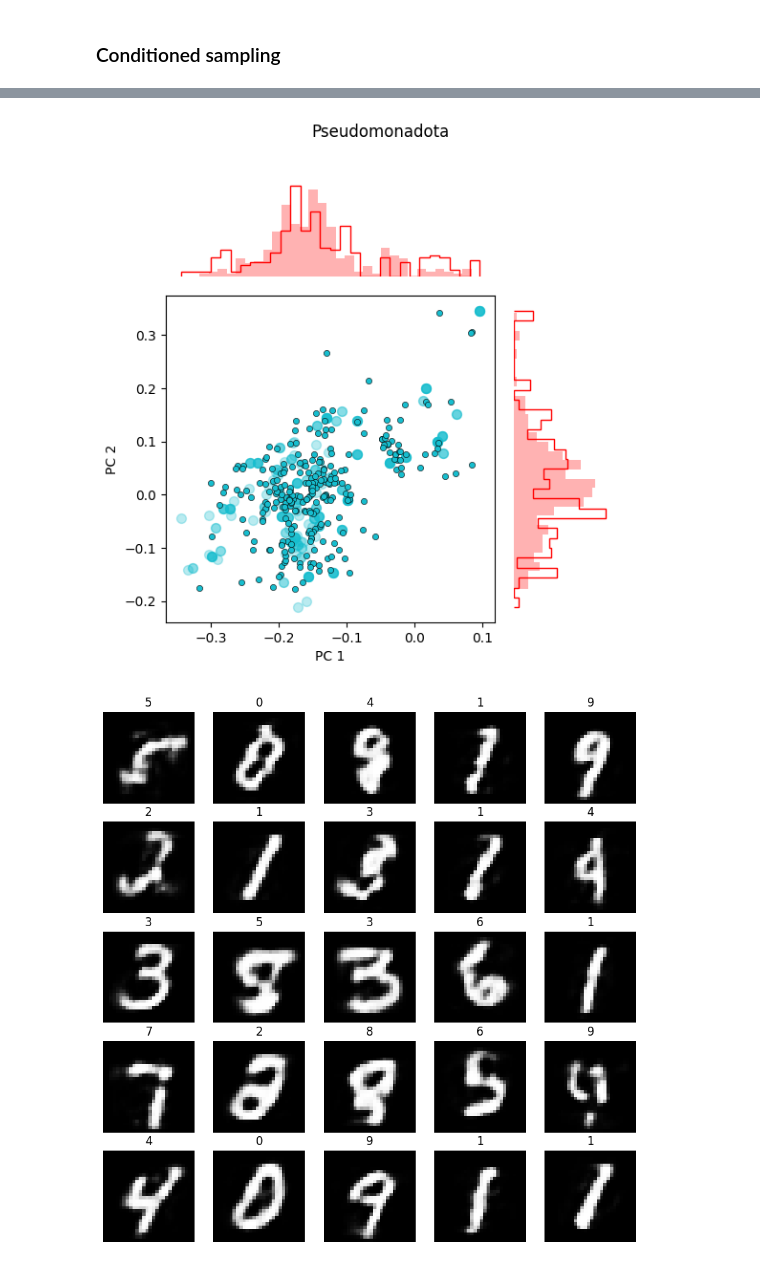
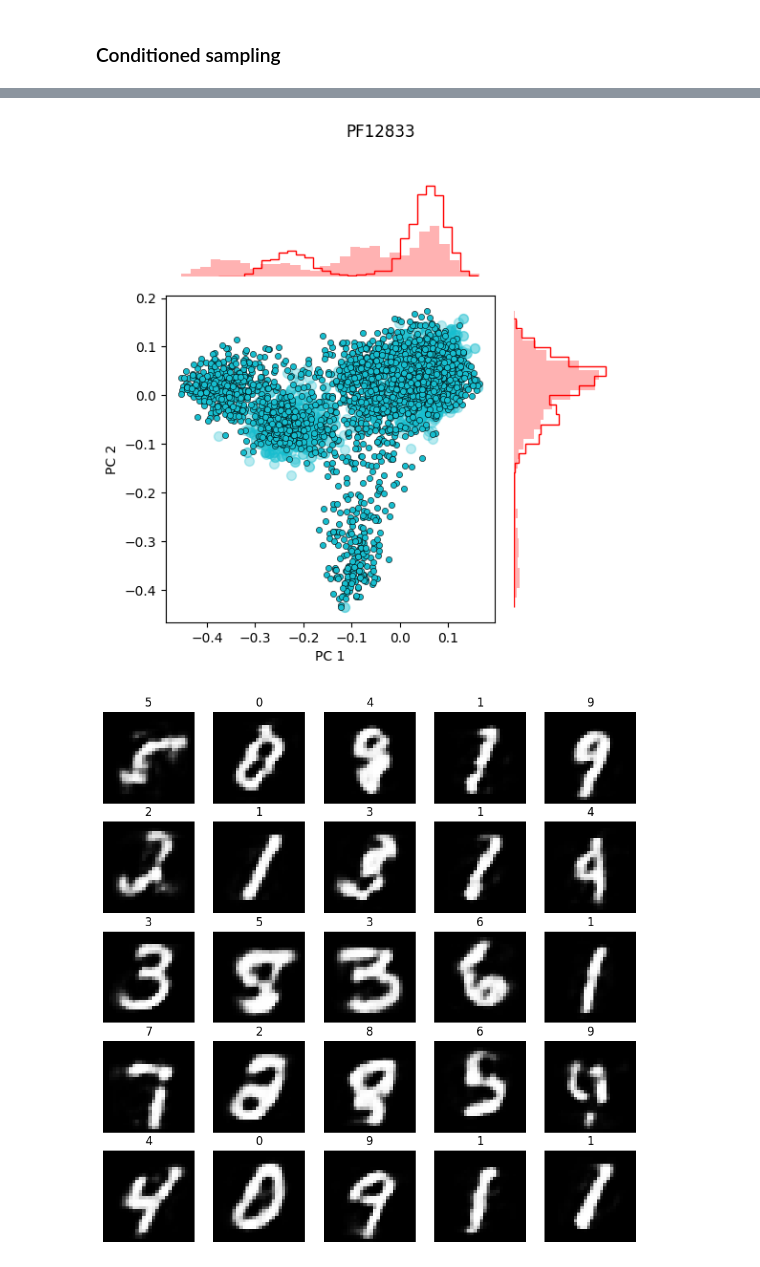
Before and after one commit to rossetl/annaDCA, a Jupyter notebook: develop.ipynb, the cells around one changed output, grey strips where cells are left out. Saved outputs shown, nothing was run; the diff lists cells and outputs as text; code cells hidden in the pictures.

```diff
--- a/develop.ipynb
+++ b/develop.ipynb
@@ -28,8 +30,8 @@ fname_model = "/home/rosset/models/SAM/annaDCA_params.h5"
 # %%
-device = torch.device("cuda" if torch.cuda.is_available() else "cpu")
+device = torch.device("cuda:2" if torch.cuda.is_available() else "cpu")
 dtype = torch.float32
 # %%
-tokens = get_tokens("rna")
+tokens = get_tokens("protein")
 rbm = annaRBMcat()
 dataset = DatasetCat(
     path_data=fname_data,
@@ -82,0 +88,12 @@ fig = plot_PCA(
+# %%
+rbm.load(fname_model, device=device, dtype=dtype)
+chains_init = rbm.init_chains(num_samples=2000)
+samples = rbm.sample(
+    gibbs_steps=10000,
+    visible=chains_init["visible"],
+    label=chains_init["label"],
+)
+samples_proj = samples["visible"].view(len(samples["visible"]), -1) @ Vt.T / dataset.get_num_residues()**0.5
+samples_proj = samples_proj.cpu().numpy()
+
+samples_labels = dataset.to_label(samples["label"])
@@ -114,7 +199,7 @@ for i, ax in enumerate(axes.flat):
 rbm.load(fname_model, device=device, dtype=dtype)
 init_chains = rbm.init_chains(num_samples=dataset.__len__())
 cond_chains = rbm.sample_conditioned(
-    gibbs_steps=50000,
+    gibbs_steps=10000,
     chains=init_chains,
     targets=dataset.labels_one_hot[idxs],
 )
@@ -141,27 +226,27 @@ fig = plot_PCA(
 # %%
 # Plot pca of conditioned chains and data but only one label
-label_idx = 4
+label_idx = 7
 label = dataset.idx_to_label[label_idx]
 mask_data = labels_data == label
 mask_gen = cond_chains_labels == label
 data_proj_label = data_proj[mask_data]
 chains_proj_label = cond_chains_proj[mask_gen]
 
 fig = plt.figure(figsize=(6,6))
 fig = plot_PCA(
     fig=fig,
     data1=data_proj_label,
     labels1=labels_data[mask_data],
     data2=chains_proj_label,
     labels2=cond_chains_labels[mask_gen],
     label_to_color={label: cmap(label_idx)},
     dim1=0,
     dim2=1,
     title=label,
     split_labels=False,
 )
 # %% [output]
-[figure, old version]
+[figure, new version]
 # %%
 # Visualize the first 25 chains as mnist images with the corresponding labels
 fig, axes = plt.subplots(5, 5, figsize=(10, 10))
```
Also changed, not shown: parts of 13 cells of this notebook, 12 other files.
